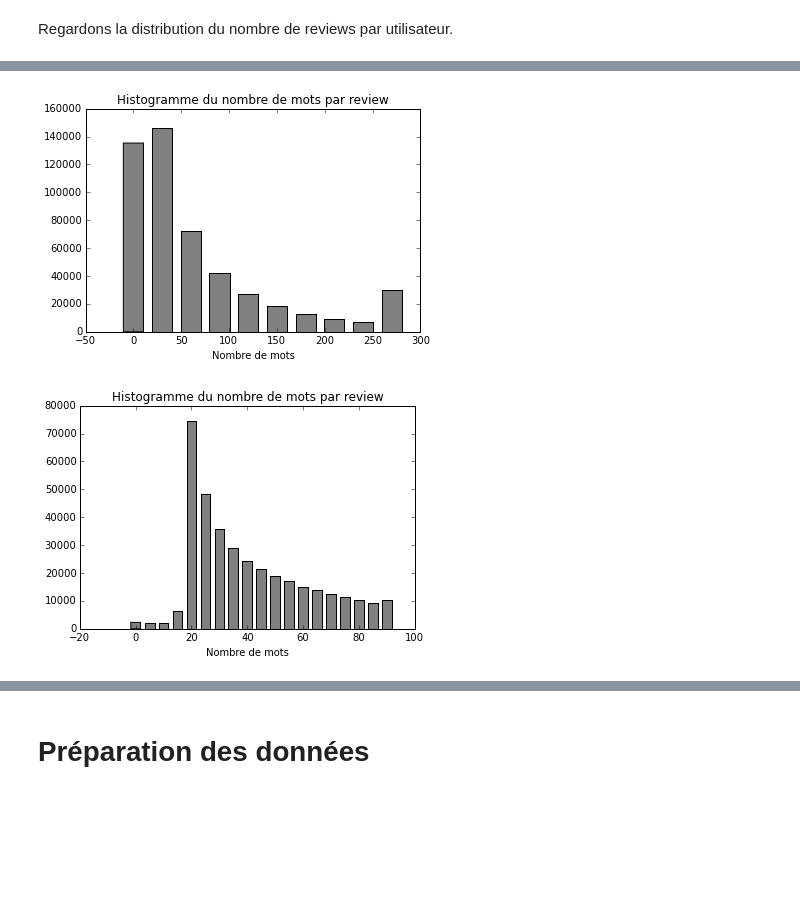
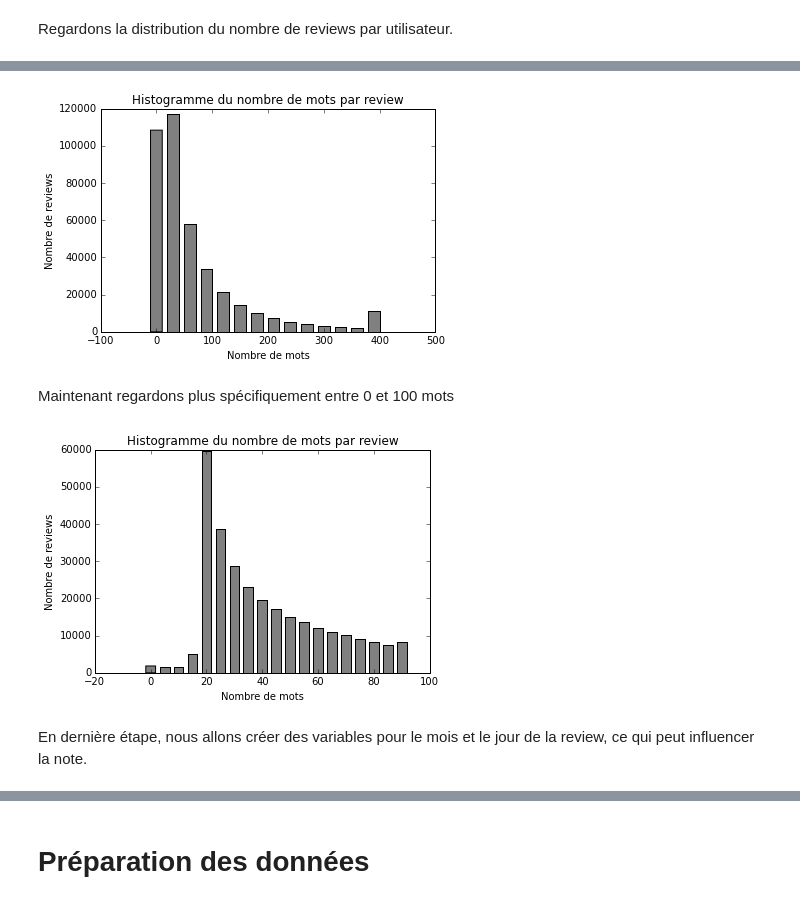
Before and after one commit to alexcombessie/ENSAE_Amazon-Review-Prediction, a Jupyter notebook: Projet Python - Amazon review data.ipynb, the cells around one changed output, grey strips where cells are left out. Drawn from its saved outputs; the diff is of its cells as text; code cells hidden in the pictures; blank space fills up the shorter version.

```diff
--- a/Projet Python - Amazon review data.ipynb
+++ b/Projet Python - Amazon review data.ipynb
@@ -63,6 +63,5 @@ from sklearn.cross_validation import train_test_split
 y = df["overall"]
 X = df.drop("overall",axis=1,inplace=False)
 X_train,X_test,y_train,y_test = train_test_split(X.index,y,test_size=0.2)
-df_train=X.iloc[X_train] # return dataframe train
-df_test=X.iloc[X_test] # return dataframe test
-df_test.head()
+df_train=pd.concat([X,y],axis=1).iloc[X_train] # return dataframe train
+df_test=pd.concat([X,y],axis=1).iloc[X_test] # return dataframe test
@@ -182,4 +174,5 @@ import re
 def countWords(review):
     return (len(re.findall(r'\w+', review["reviewText"])))
 # %%
-df["countWordsReview"] = df.apply(countWords, axis = 1)
+df_train["countWordsReview"] = df_train.apply(countWords, axis = 1)
+df_test["countWordsReview"] = df_train.apply(countWords, axis = 1)
@@ -191,28 +193,30 @@ print(max(a), min(a), stat.median(a), stat.mean(a))
 # %%
 %matplotlib inline
-bins=range(0,330,30)
-a = np.clip(df["countWordsReview"], 0, 300)
+bins=range(0,430,30)
+a = np.clip(df_train["countWordsReview"], 0, 400)
 fig, ax = plt.subplots(1,1)
 ax.hist(a, bins=bins, align='left', color="grey", rwidth=0.7)
-##ax.set_xticks(bins[:-1])
 plt.title("Histogramme du nombre de mots par review");
 plt.xlabel("Nombre de mots");
-plt.ylabel("");
+plt.ylabel("Nombre de reviews");
 # %% [output]
-[figure, old version]
+[figure, new version]
+# %% [markdown]
+Maintenant regardons plus spécifiquement entre 0 et 100 mots
 # %%
-a = [s for s in df["countWordsReview"] if s < 101]
+a = [s for s in df_train["countWordsReview"] if s < 101]
 %matplotlib inline
 bins=range(0,100,5)
 fig, ax = plt.subplots(1,1)
 ax.hist(a, bins=bins, align='left', color="grey", rwidth=0.7)
-##ax.set_xticks(bins[:-1])
 plt.title("Histogramme du nombre de mots par review");
 plt.xlabel("Nombre de mots");
-plt.ylabel("");
+plt.ylabel("Nombre de reviews");
 # %% [output]
-[figure, old version]
+[figure, new version]
 # %%
 #buf = StringIO()
 #for i in range(df.shape[0]):
     #buf.write(df["reviewText"][i])
+# %% [markdown]
+En dernière étape, nous allons créer des variables pour le mois et le jour de la review, ce qui peut influencer la note.
```
Also changed, not shown: parts of 22 cells of this notebook.
